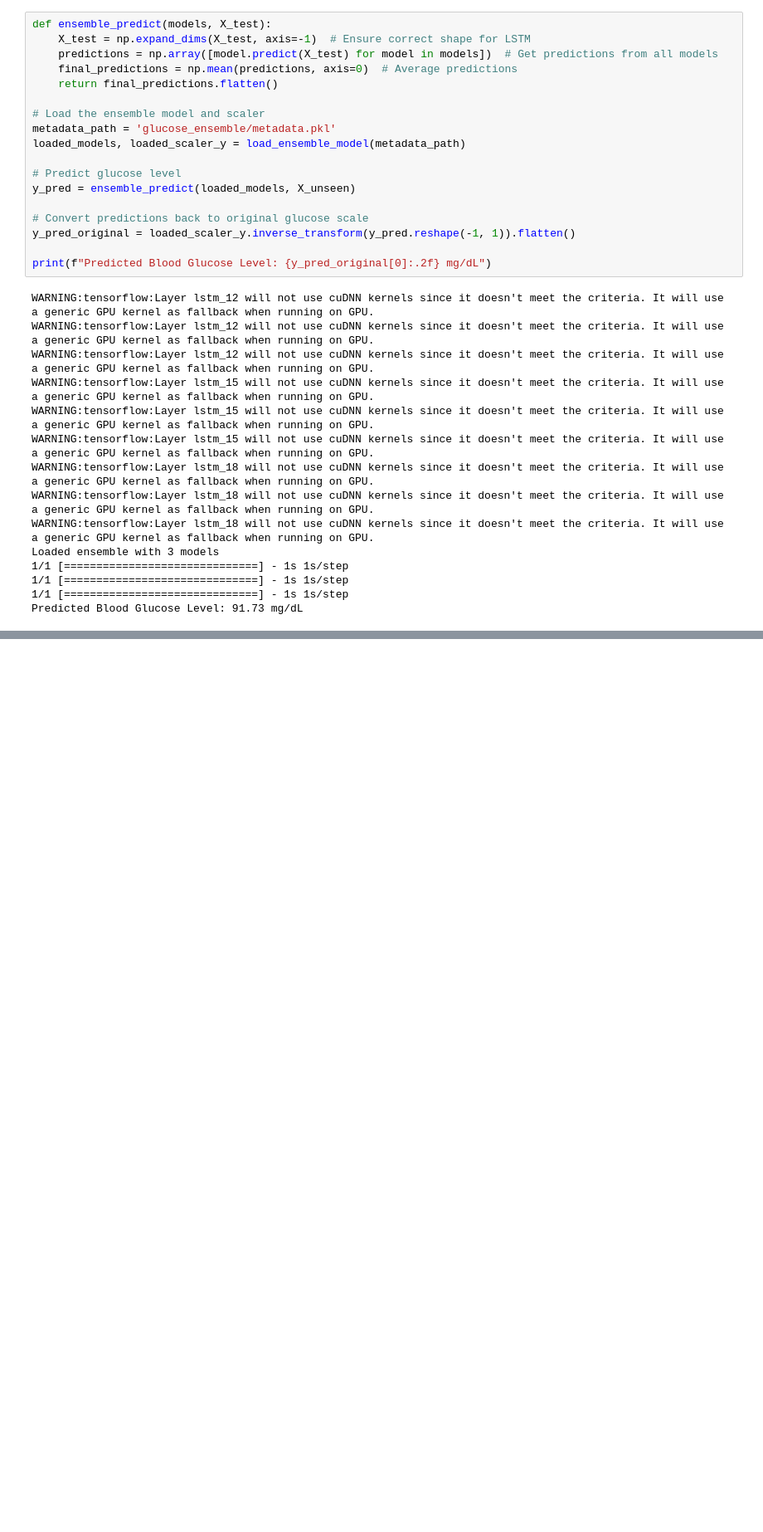
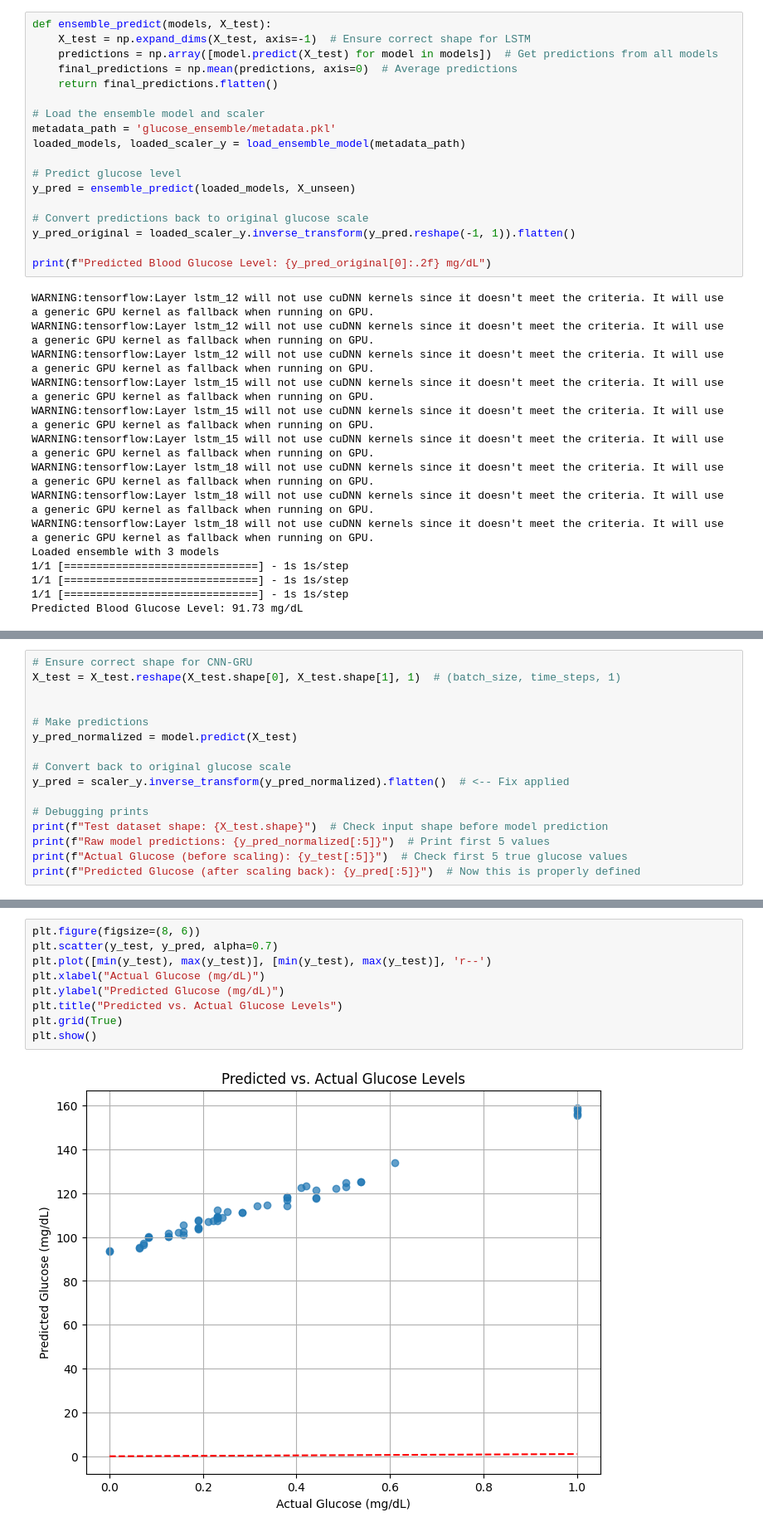
Before and after one commit to nickleeyiqing/NIGM-Capstone, a Jupyter notebook: LSTMCNN/PPG_Dataset/Model.ipynb, the cells around one changed output, grey strips where cells are left out. Shown at 83% size. Drawn from its saved outputs; the diff is of its cells as text; blank space fills up the shorter version.

```diff
--- a/LSTMCNN/PPG_Dataset/Model.ipynb
+++ b/LSTMCNN/PPG_Dataset/Model.ipynb
@@ -897,0 +2314,16 @@ Full pipeline: 104.21 mg/dL
+# %%
+# Ensure correct shape for CNN-GRU
+X_test = X_test.reshape(X_test.shape[0], X_test.shape[1], 1)  # (batch_size, time_steps, 1)
+
+
+# Make predictions
+y_pred_normalized = model.predict(X_test)
+
+# Convert back to original glucose scale
+y_pred = scaler_y.inverse_transform(y_pred_normalized).flatten()  # <-- Fix applied
+
+# Debugging prints
+print(f"Test dataset shape: {X_test.shape}")  # Check input shape before model prediction
+print(f"Raw model predictions: {y_pred_normalized[:5]}")  # Print first 5 values
+print(f"Actual Glucose (before scaling): {y_test[:5]}")  # Check first 5 true glucose values
+print(f"Predicted Glucose (after scaling back): {y_pred[:5]}")  # Now this is properly defined
@@ -897,0 +2352,11 @@ Full pipeline: 104.21 mg/dL
+# %%
+plt.figure(figsize=(8, 6))
+plt.scatter(y_test, y_pred, alpha=0.7)
+plt.plot([min(y_test), max(y_test)], [min(y_test), max(y_test)], 'r--')
+plt.xlabel("Actual Glucose (mg/dL)")
+plt.ylabel("Predicted Glucose (mg/dL)")
+plt.title("Predicted vs. Actual Glucose Levels")
+plt.grid(True)
+plt.show()
+# %% [output]
+[figure, added]
```
Also changed, not shown: parts of 20 cells of this notebook, 16 other files.
